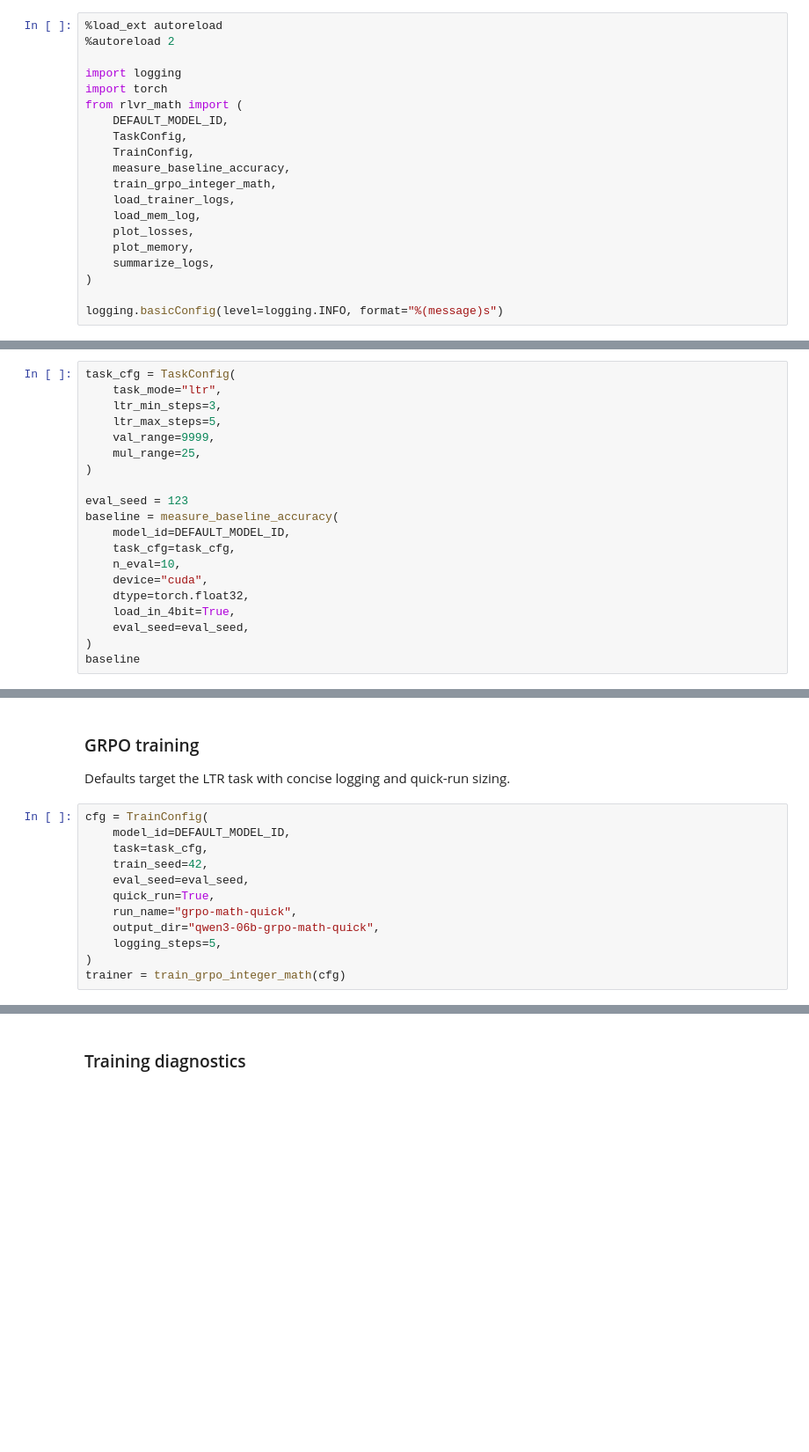
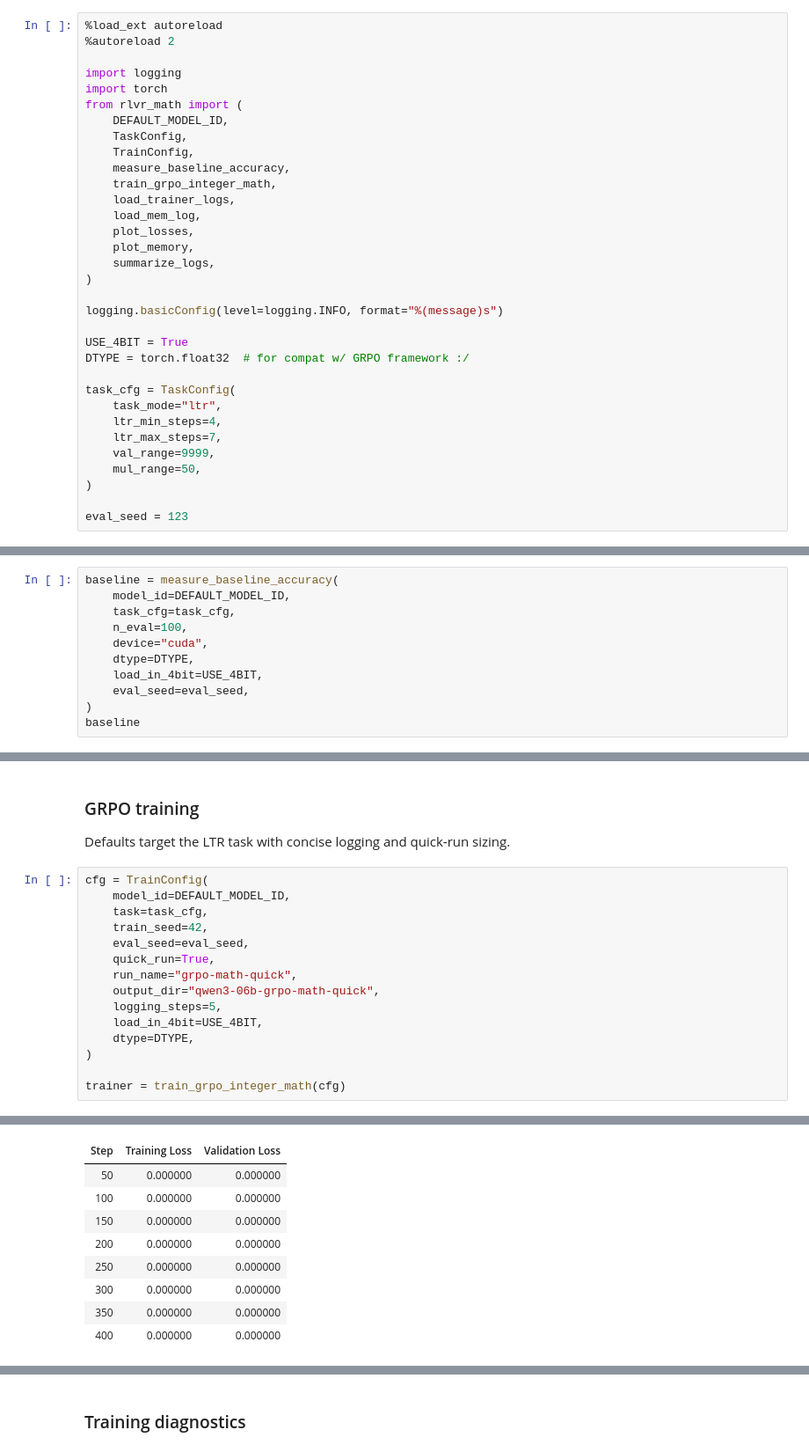
Before and after one commit to No-Stream/transformer-experiments, a Jupyter notebook: rlvr_toy_arithmetic.ipynb, the cells around one changed output, grey strips where cells are left out. Shown: that part at 88% size. Saved outputs shown, nothing was run; the diff lists cells and outputs as text; blank space fills up the shorter version.

```diff
--- a/rlvr_toy_arithmetic.ipynb
+++ b/rlvr_toy_arithmetic.ipynb
@@ -21,26 +21,30 @@ from rlvr_math import (
 )
 
 logging.basicConfig(level=logging.INFO, format="%(message)s")
+
+USE_4BIT = True
+DTYPE = torch.float32  # for compat w/ GRPO framework :/
+
+task_cfg = TaskConfig(
+    task_mode="ltr",
+    ltr_min_steps=4,
+    ltr_max_steps=7,
+    val_range=9999,
+    mul_range=50,
+)
+
+eval_seed = 123
 # %% [markdown]
 ### Baseline accuracy (matches training task)
 Using left-to-right arithmetic to keep evaluation aligned with the RL task.
 # %%
-task_cfg = TaskConfig(
-    task_mode="ltr",
-    ltr_min_steps=3,
-    ltr_max_steps=5,
-    val_range=9999,
-    mul_range=25,
-)
-
-eval_seed = 123
 baseline = measure_baseline_accuracy(
     model_id=DEFAULT_MODEL_ID,
     task_cfg=task_cfg,
-    n_eval=10,
+    n_eval=100,
     device="cuda",
-    dtype=torch.float32,
-    load_in_4bit=True,
+    dtype=DTYPE,
+    load_in_4bit=USE_4BIT,
     eval_seed=eval_seed,
 )
 baseline
@@ -92,5 +96,9 @@ cfg = TrainConfig(
     run_name="grpo-math-quick",
     output_dir="qwen3-06b-grpo-math-quick",
     logging_steps=5,
+    load_in_4bit=USE_4BIT,
+    dtype=DTYPE,
 )
+
 trainer = train_grpo_integer_math(cfg)
+# %% [output]
@@ -96,0 +110,9 @@ trainer = train_grpo_integer_math(cfg)
+| Step | Training Loss | Validation Loss |
+| 50 | 0.000000 | 0.000000 |
+| 100 | 0.000000 | 0.000000 |
+| 150 | 0.000000 | 0.000000 |
+| 200 | 0.000000 | 0.000000 |
+| 250 | 0.000000 | 0.000000 |
+| 300 | 0.000000 | 0.000000 |
+| 350 | 0.000000 | 0.000000 |
+| 400 | 0.000000 | 0.000000 |
```
Also changed, not shown: parts of 3 cells of this notebook, 1 other file.
